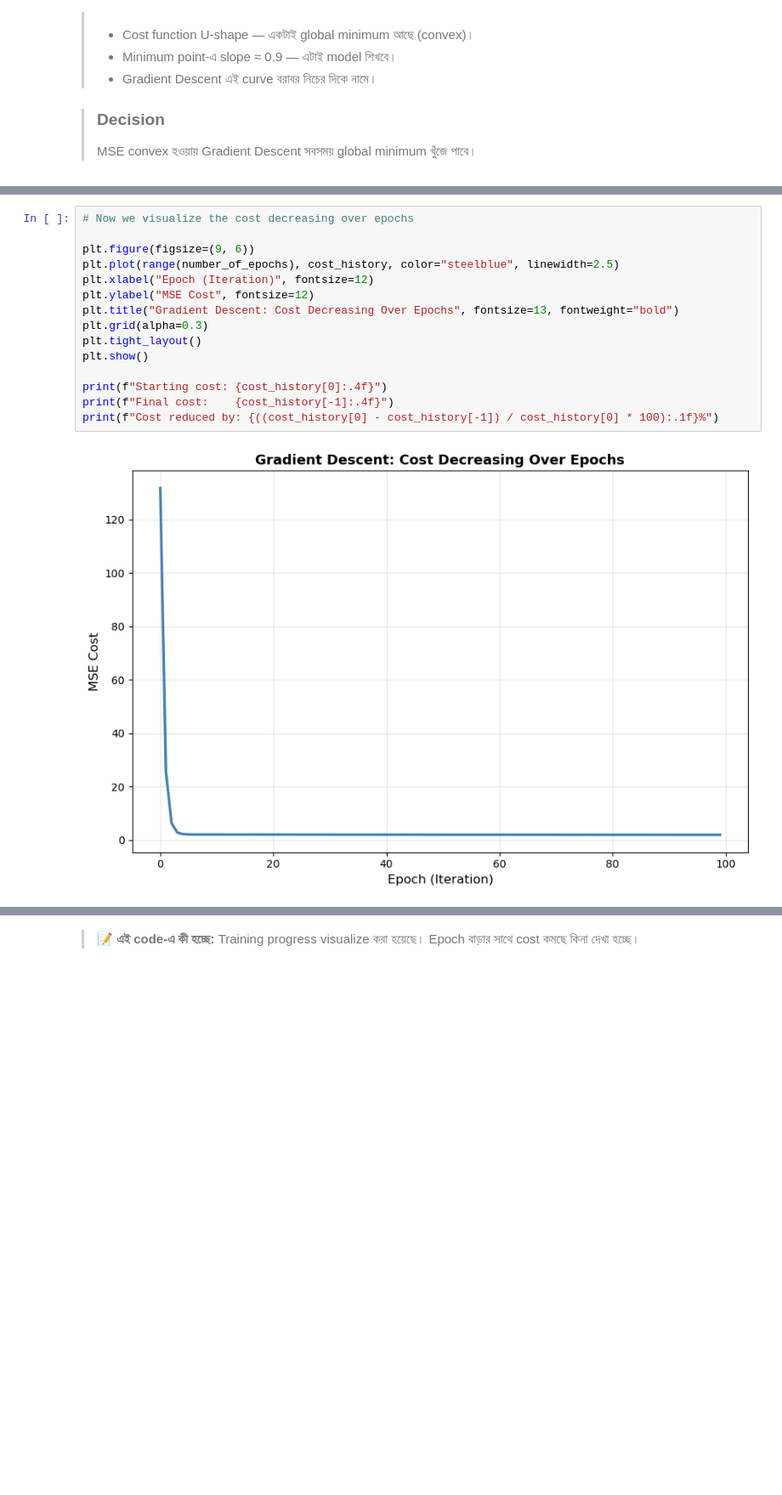
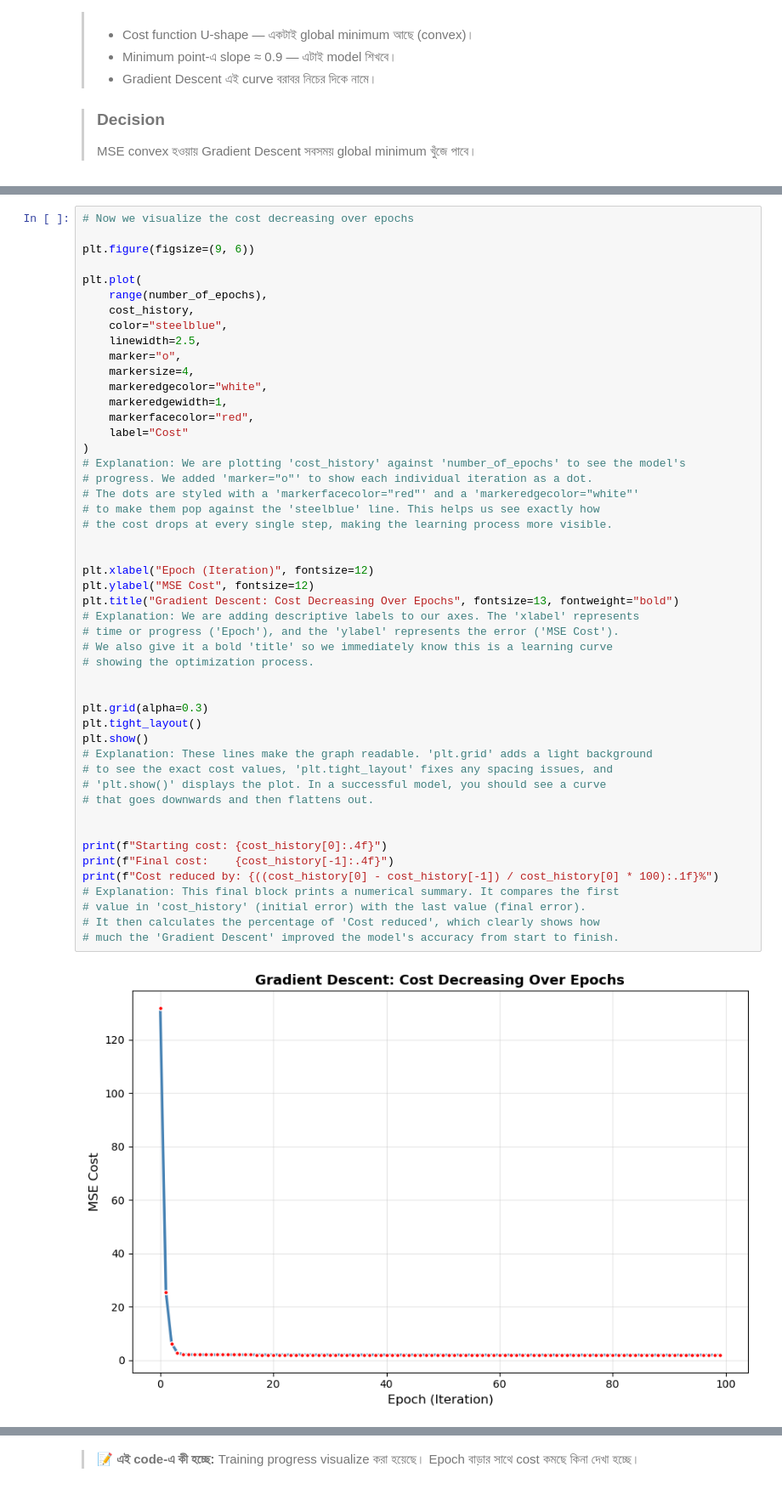
Before and after one commit to MZahidKamal/AI_ML_Expert_with_Phitron_Batch_01, a Jupyter notebook: 02. Machine Learning/Week 02 - Getting Started with Machine Learning/Module 10 - Linear Regression & Logistic Regression/11. Module Note Explained.ipynb, the cells around one changed output, grey strips where cells are left out. Shown at 85% size. Drawn from its saved outputs; the diff is of its cells as text; blank space fills up the shorter version.

```diff
--- a/02. Machine Learning/Week 02 - Getting Started with Machine Learning/Module 10 - Linear Regression & Logistic Regression/11. Module Note.ipynb
+++ b/02. Machine Learning/Week 02 - Getting Started with Machine Learning/Module 10 - Linear Regression & Logistic Regression/11. Module Note Explained.ipynb
@@ -623,20 +879,54 @@ Final bias:   0.6878  (true value: 1.0)
 # %%
 # Now we visualize the cost decreasing over epochs
 
 plt.figure(figsize=(9, 6))
-plt.plot(range(number_of_epochs), cost_history, color="steelblue", linewidth=2.5)
+
+plt.plot(
+    range(number_of_epochs),
+    cost_history,
+    color="steelblue",
+    linewidth=2.5,
+    marker="o",
+    markersize=4,
+    markeredgecolor="white",
+    markeredgewidth=1,
+    markerfacecolor="red",
+    label="Cost"
+)
+# Explanation: We are plotting 'cost_history' against 'number_of_epochs' to see the model's
+# progress. We added 'marker="o"' to show each individual iteration as a dot.
+# The dots are styled with a 'markerfacecolor="red"' and a 'markeredgecolor="white"'
+# to make them pop against the 'steelblue' line. This helps us see exactly how
+# the cost drops at every single step, making the learning process more visible.
+
+
 plt.xlabel("Epoch (Iteration)", fontsize=12)
 plt.ylabel("MSE Cost", fontsize=12)
 plt.title("Gradient Descent: Cost Decreasing Over Epochs", fontsize=13, fontweight="bold")
+# Explanation: We are adding descriptive labels to our axes. The 'xlabel' represents
+# time or progress ('Epoch'), and the 'ylabel' represents the error ('MSE Cost').
+# We also give it a bold 'title' so we immediately know this is a learning curve
+# showing the optimization process.
+
+
 plt.grid(alpha=0.3)
 plt.tight_layout()
 plt.show()
+# Explanation: These lines make the graph readable. 'plt.grid' adds a light background
+# to see the exact cost values, 'plt.tight_layout' fixes any spacing issues, and
+# 'plt.show()' displays the plot. In a successful model, you should see a curve
+# that goes downwards and then flattens out.
+
 
 print(f"Starting cost: {cost_history[0]:.4f}")
 print(f"Final cost:    {cost_history[-1]:.4f}")
 print(f"Cost reduced by: {((cost_history[0] - cost_history[-1]) / cost_history[0] * 100):.1f}%")
+# Explanation: This final block prints a numerical summary. It compares the first
+# value in 'cost_history' (initial error) with the last value (final error).
+# It then calculates the percentage of 'Cost reduced', which clearly shows how
+# much the 'Gradient Descent' improved the model's accuracy from start to finish.
 # %% [output]
-[figure, old version]
+[figure, new version]
 Starting cost: 131.7671
 Final cost:    1.9136
 Cost reduced by: 98.5%
```
Also changed, not shown: parts of 28 cells of this notebook, 1 other file.
